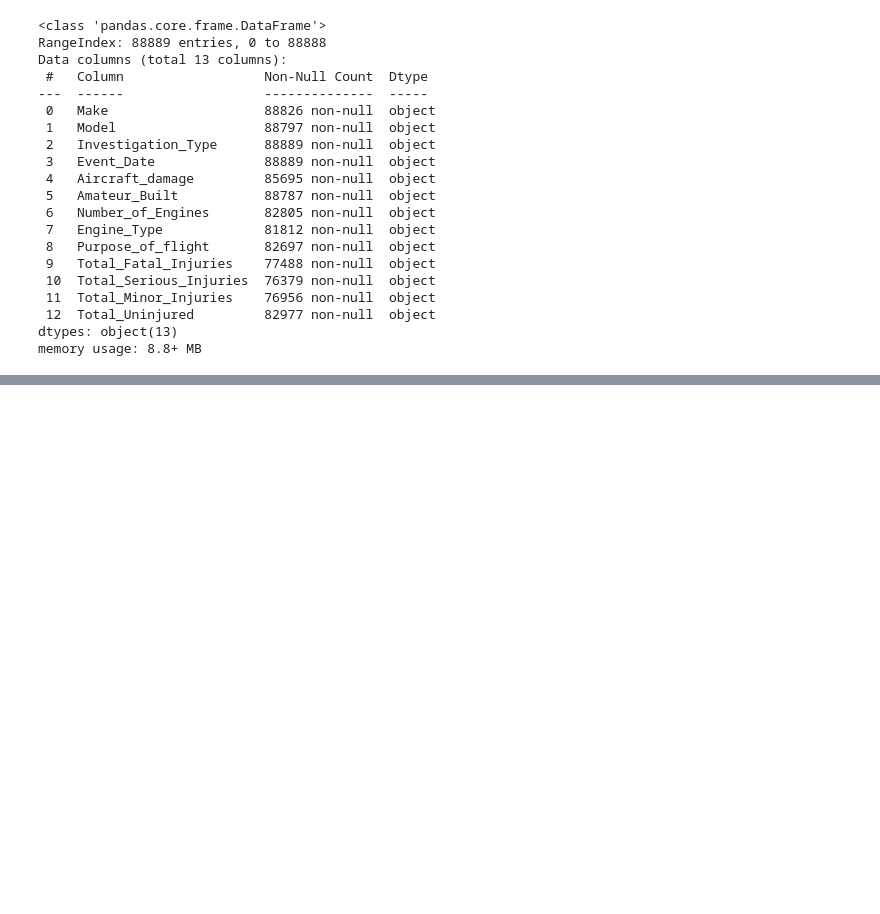
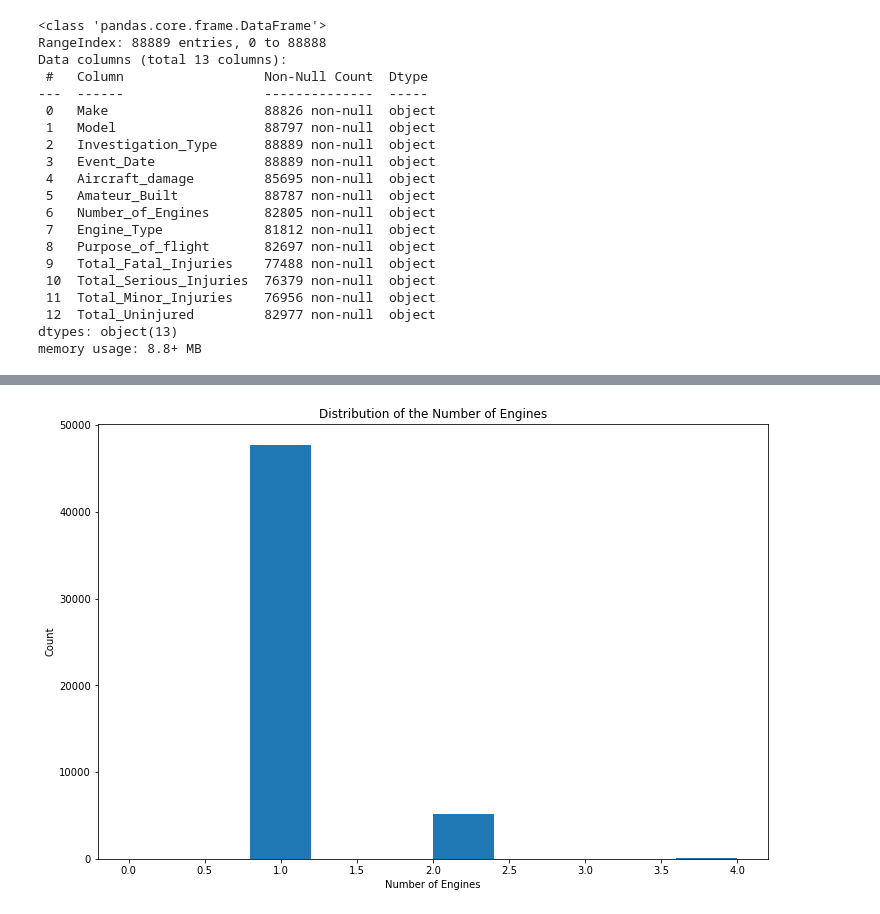
Before and after one commit to Gesh901/Aviation-Study, a Jupyter notebook: Project_Phase1.ipynb, the cells around one changed output, grey strips where cells are left out. Drawn from its saved outputs; the diff is of its cells as text; code cells hidden in the pictures; blank space fills up the shorter version.

Commit message:
Adding in the code and visualizations to aircraft proposal study

```diff
--- a/Project_Phase1.ipynb
+++ b/Project_Phase1.ipynb
@@ -199,0 +272,5 @@ modified_aviation_df_2["Make"] = modified_aviation_df_2["Make"].apply(lambda x:
+# %%
+#Checks and confirms that indeed the value counts are now unique
+
+make_value_counts = modified_aviation_df_2["Make"].value_counts()
+make_value_counts
@@ -199,0 +292,2 @@ modified_aviation_df_2["Make"] = modified_aviation_df_2["Make"].apply(lambda x:
+# %%
+modified_aviation_df_2 = modified_aviation_df_2[modified_aviation_df_2["Make"].isin(make_value_counts[make_value_counts > 3].index)]
@@ -218,0 +400,7 @@ modified_aviation_df_2 = modified_aviation_df_2.drop(index = modified_aviation_d
+# %%
+
+# this filter indicates the conditions to be applied to the dataframe to remove the unwanted values
+filt_2 = (modified_aviation_df_2["Engine_Type"] == "unknown") | (modified_aviation_df_2["Engine_Type"] == "none")| (modified_aviation_df_2["Engine_Type"] == "unk")  | (modified_aviation_df_2["Engine_Type"] == "lr")
+
+#this command drops all the rows which meet the conditions set out by the filter
+modified_aviation_df_2 = modified_aviation_df_2.drop(index = modified_aviation_df_2[filt_2].index)
@@ -263,0 +442,6 @@ Name: Engine_Type, dtype: int64
+# %%
+#filter rows where there are unknown entries in the "Purpose_of_flight" column
+filt_3 = modified_aviation_df_2["Purpose_of_flight"] == "Unknown"
+
+#this command drops all the rows which meet the conditions set out by the filter
+modified_aviation_df_2 = modified_aviation_df_2.drop(index = modified_aviation_df_2[filt_3].index)
@@ -263,0 +633,9 @@ Name: Engine_Type, dtype: int64
+# %%
+fig, ax = plt.subplots(figsize = (12,8))
+
+ax.hist(modified_aviation_df_3["Number_of_Engines"],bins = 10) #Plots the histogram with bins =10
+ax.set_title("Distribution of the Number of Engines")          #Inputs the title
+ax.set_xlabel("Number of Engines")                             #Inputs the x-axis label
+ax.set_ylabel("Count");                                        #Inputs the y-axis label
+# %% [output]
+[figure, added]
```
Also changed, not shown: parts of 103 cells of this notebook, 1 other file.
